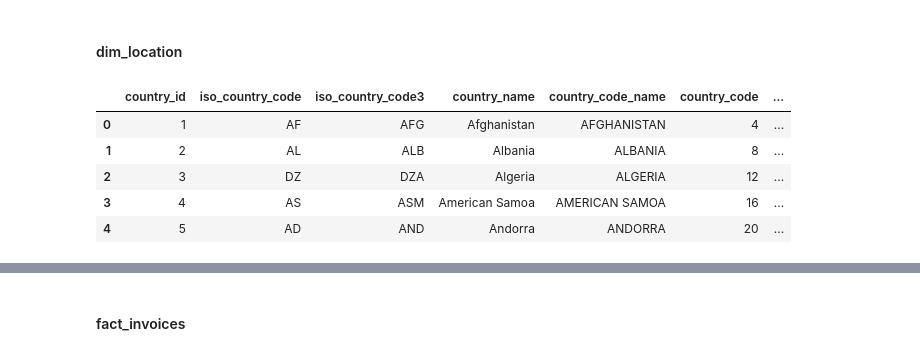
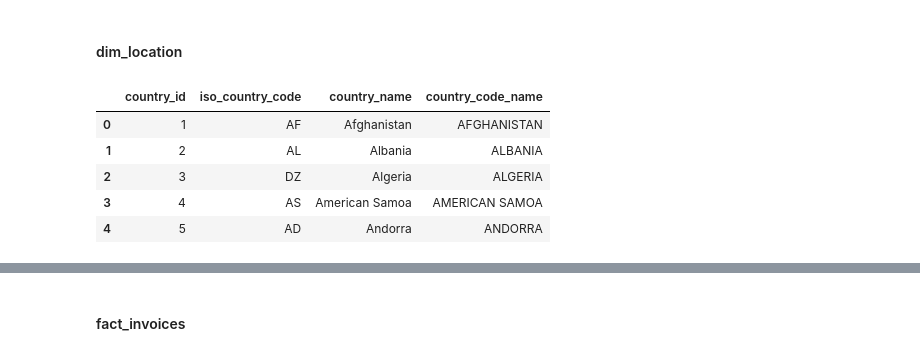
Before and after one commit to EAlmazanG/e2e-shop-pipedash, a Jupyter notebook: notebooks/prepare_data.ipynb, the cells around one changed output, grey strips where cells are left out. Cells and saved outputs as stored; diff of their text form; code cells hidden in the pictures.

```diff
--- a/notebooks/prepare_data.ipynb
+++ b/notebooks/prepare_data.ipynb
@@ -481,65 +484,2 @@ display(dim_customers.head())
 # %% [markdown]
 #### dim_location
-# %%
-country_data = {
-    'country_id': [1, 2, 3, 4, 5, 6, 7, 8, 9, 10, 11, 12, 13, 14, 15, 16, 17, 18, 19, 20,
-           21, 22, 23, 24, 25, 26, 27, 28, 29, 30, 31, 32, 33, 34, 35, 36, 37,
-           38, 39, 40, 41, 42, 43, 44, 45, 46, 47, 48, 49, 50],
-    'iso_country_code': ['AF', 'AL', 'DZ', 'AS', 'AD', 'AO', 'AI', 'AQ', 'AG', 'AR', 'AM',
-            'AW', 'AU', 'AT', 'AZ', 'BS', 'BH', 'BD', 'BB', 'BY', 'BE', 'BZ',
-            'BJ', 'BM', 'BT', 'BO', 'BA', 'BW', 'BV', 'BR', 'IO', 'BN', 'BG',
-            'BF', 'BI', 'KH', 'CM', 'CA', 'CV', 'KY', 'CF', 'TD', 'CL', 'CN',
-            'CX', 'CC', 'CO', 'KM', 'CG', 'CD'],
-    'country_code_name': ['AFGHANISTAN', 'ALBANIA', 'ALGERIA', 'AMERICAN SAMOA', 'ANDORRA',
-             'ANGOLA', 'ANGUILLA', 'ANTARCTICA', 'ANTIGUA AND BARBUDA', 'ARGENTINA',
-             'ARMENIA', 'ARUBA', 'AUSTRALIA', 'AUSTRIA', 'AZERBAIJAN', 'BAHAMAS',
-             'BAHRAIN', 'BANGLADESH', 'BARBADOS', 'BELARUS', 'BELGIUM', 'BELIZE',
-             'BENIN', 'BERMUDA', 'BHUTAN', 'BOLIVIA', 'BOSNIA AND HERZEGOVINA',
-             'BOTSWANA', 'BOUVET ISLAND', 'BRAZIL', 'BRITISH INDIAN OCEAN TERRITORY',
-             'BRUNEI DARUSSALAM', 'BULGARIA', 'BURKINA FASO', 'BURUNDI', 'CAMBODIA',
-             'CAMEROON', 'CANADA', 'CAPE VERDE', 'CAYMAN ISLANDS', 'CENTRAL AFRICAN REPUBLIC',
-             'CHAD', 'CHILE', 'CHINA', 'CHRISTMAS ISLAND', 'COCOS (KEELING) ISLANDS',
-             'COLOMBIA', 'COMOROS', 'CONGO', 'CONGO, THE DEMOCRATIC REPUBLIC OF THE'],
-    'country_name': ['Afghanistan', 'Albania', 'Algeria', 'American Samoa', 'Andorra',
-                 'Angola', 'Anguilla', 'Antarctica', 'Antigua and Barbuda', 'Argentina',
-                 'Armenia', 'Aruba', 'Australia', 'Austria', 'Azerbaijan', 'Bahamas',
-                 'Bahrain', 'Bangladesh', 'Barbados', 'Belarus', 'Belgium', 'Belize',
-                 'Benin', 'Bermuda', 'Bhutan', 'Bolivia', 'Bosnia and Herzegovina',
-                 'Botswana', 'Bouvet Island', 'Brazil', 'British Indian Ocean Territory',
-                 'Brunei Darussalam', 'Bulgaria', 'Burkina Faso', 'Burundi', 'Cambodia',
-                 'Cameroon', 'Canada', 'Cape Verde', 'Cayman Islands', 'Central African Republic',
-                 'Chad', 'Chile', 'China', 'Christmas Island', 'Cocos (Keeling) Islands',
-                 'Colombia', 'Comoros', 'Congo', 'Congo, the Democratic Republic of the'],
-    'iso_country_code3': ['AFG', 'ALB', 'DZA', 'ASM', 'AND', 'AGO', 'AIA', None, 'ATG', 'ARG', 'ARM',
-             'ABW', 'AUS', 'AUT', 'AZE', 'BHS', 'BHR', 'BGD', 'BRB', 'BLR', 'BEL', 'BLZ',
-             'BEN', 'BMU', 'BTN', 'BOL', 'BIH', 'BWA', None, 'BRA', None, 'BRN', 'BGR',
-             'BFA', 'BDI', 'KHM', 'CMR', 'CAN', 'CPV', 'CYM', 'CAF', 'TCD', 'CHL', 'CHN',
-             None, None, 'COL', 'COM', 'COG', 'COD'],
-    'country_code': [4, 8, 12, 16, 20, 24, 660, None, 28, 32, 51, 533, 36, 40, 31, 44, 48, 50,
-                52, 112, 56, 84, 204, 60, 64, 68, 70, 72, None, 76, None, 96, 100, 854, 108,
-                116, 120, 124, 132, 136, 140, 148, 152, 156, None, None, 170, 174, 178, 180],
-    'phone_code': [93, 355, 213, 1684, 376, 244, 1264, 0, 1268, 54, 374, 297, 61, 43, 994,
-                  1242, 973, 880, 1246, 375, 32, 501, 229, 1441, 975, 591, 387, 267, 0, 55,
-                  246, 673, 359, 226, 257, 855, 237, 1, 238, 1345, 236, 235, 56, 86, 61, 672,
-                  57, 269, 242, 242]
-}
-
-dim_location = pd.DataFrame(country_data)
-
-dim_location['country_id'] = dim_location['country_id'].astype('Int64')
-dim_location['iso_country_code'] = dim_location['iso_country_code'].astype(str)
-dim_location['iso_country_code3'] = dim_location['iso_country_code3'].astype(str)
-dim_location['country_name'] = dim_location['country_name'].astype(str)
-dim_location['country_code_name'] = dim_location['country_code_name'].astype(str)
-dim_location['country_code'] = dim_location['country_code'].astype('Int64')
-dim_location['phone_code'] = dim_location['phone_code'].astype('Int64')
-
-dim_location = dim_location[['country_id','iso_country_code', 'iso_country_code3', 'country_name', 'country_code_name', 'country_code','phone_code']]
-display(dim_location.head())
-# %% [output]
-|  | country_id | iso_country_code | iso_country_code3 | country_name | country_code_name | country_code | ... |
-| 0 | 1 | AF | AFG | Afghanistan | AFGHANISTAN | 4 | ... |
-| 1 | 2 | AL | ALB | Albania | ALBANIA | 8 | ... |
-| 2 | 3 | DZ | DZA | Algeria | ALGERIA | 12 | ... |
-| 3 | 4 | AS | ASM | American Samoa | AMERICAN SAMOA | 16 | ... |
-| 4 | 5 | AD | AND | Andorra | ANDORRA | 20 | ... |
@@ -545,0 +625,17 @@ display(dim_location.head())
+# %%
+dim_location = pd.DataFrame(country_data)
+
+dim_location['country_id'] = dim_location['country_id'].astype('Int64')
+dim_location['iso_country_code'] = dim_location['iso_country_code'].astype(str)
+dim_location['country_name'] = dim_location['country_name'].astype(str)
+dim_location['country_code_name'] = dim_location['country_code_name'].astype(str)
+
+dim_location = dim_location[['country_id','iso_country_code', 'country_name', 'country_code_name']]
+display(dim_location.head())
+# %% [output]
+|  | country_id | iso_country_code | country_name | country_code_name |
+| 0 | 1 | AF | Afghanistan | AFGHANISTAN |
+| 1 | 2 | AL | Albania | ALBANIA |
+| 2 | 3 | DZ | Algeria | ALGERIA |
+| 3 | 4 | AS | American Samoa | AMERICAN SAMOA |
+| 4 | 5 | AD | Andorra | ANDORRA |
```
Also changed, not shown: parts of 10 cells of this notebook.
